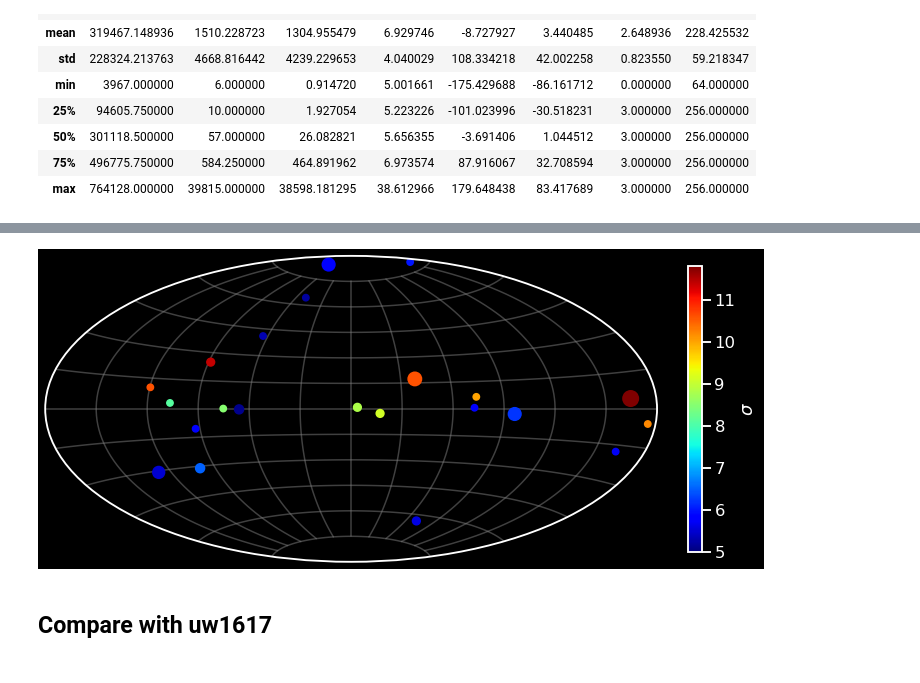
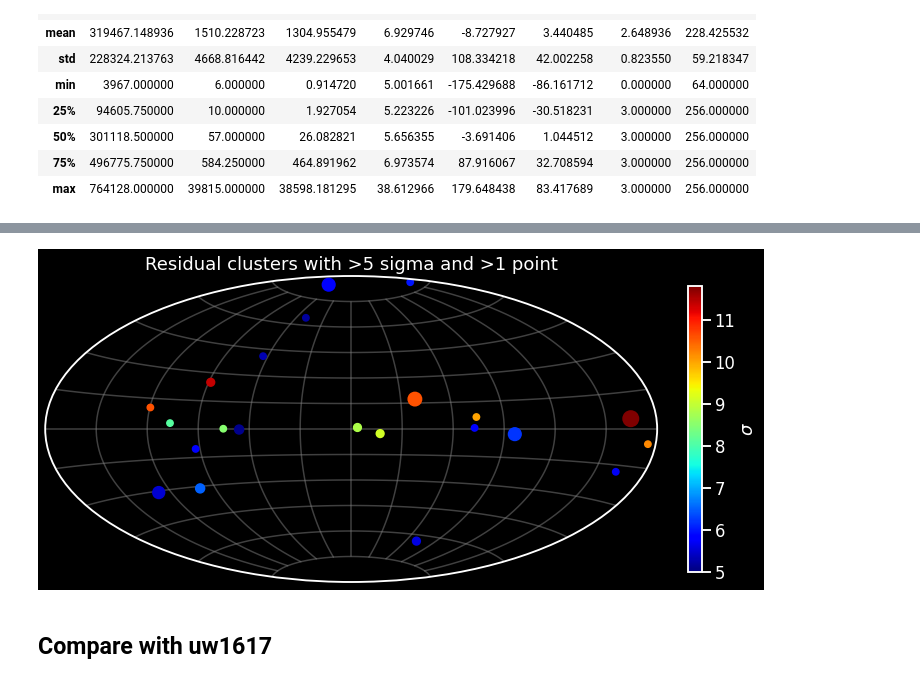
Before and after one commit to tburnett/kerr-diffuse, a Jupyter notebook: residual.ipynb, the cells around one changed output, grey strips where cells are left out. Drawn from its saved outputs; the diff is of its cells as text; code cells hidden in the pictures.

```diff
--- a/residual.ipynb
+++ b/residual.ipynb
@@ -78,11 +61,7 @@ Cluster adius= 1.5. Select those with at least 2 points
 # %%
-clpoints = SkyCoord(cldf.glon, cldf.glat, unit='deg', frame='galactic')
-(AITfigure(figsize=(10,10))
-    .scatter(clpoints, s=cldf.n*20, c=cldf.sigma, cmap='jet', vmin=5)
-    .colorbar(label=r'$\sigma$', shrink=0.4)
-    .show())
+self.ait_cluster_plot()
 # %% [output]
-[figure, old version]
+[figure, new version]
 # %%
 from utilities.catalogs import UWcat, Fermi4FGL
 show(f""" ## Compare with {(fglname:='uw1617')}""")
```
Also changed, not shown: parts of 12 cells of this notebook, 2 other files.
